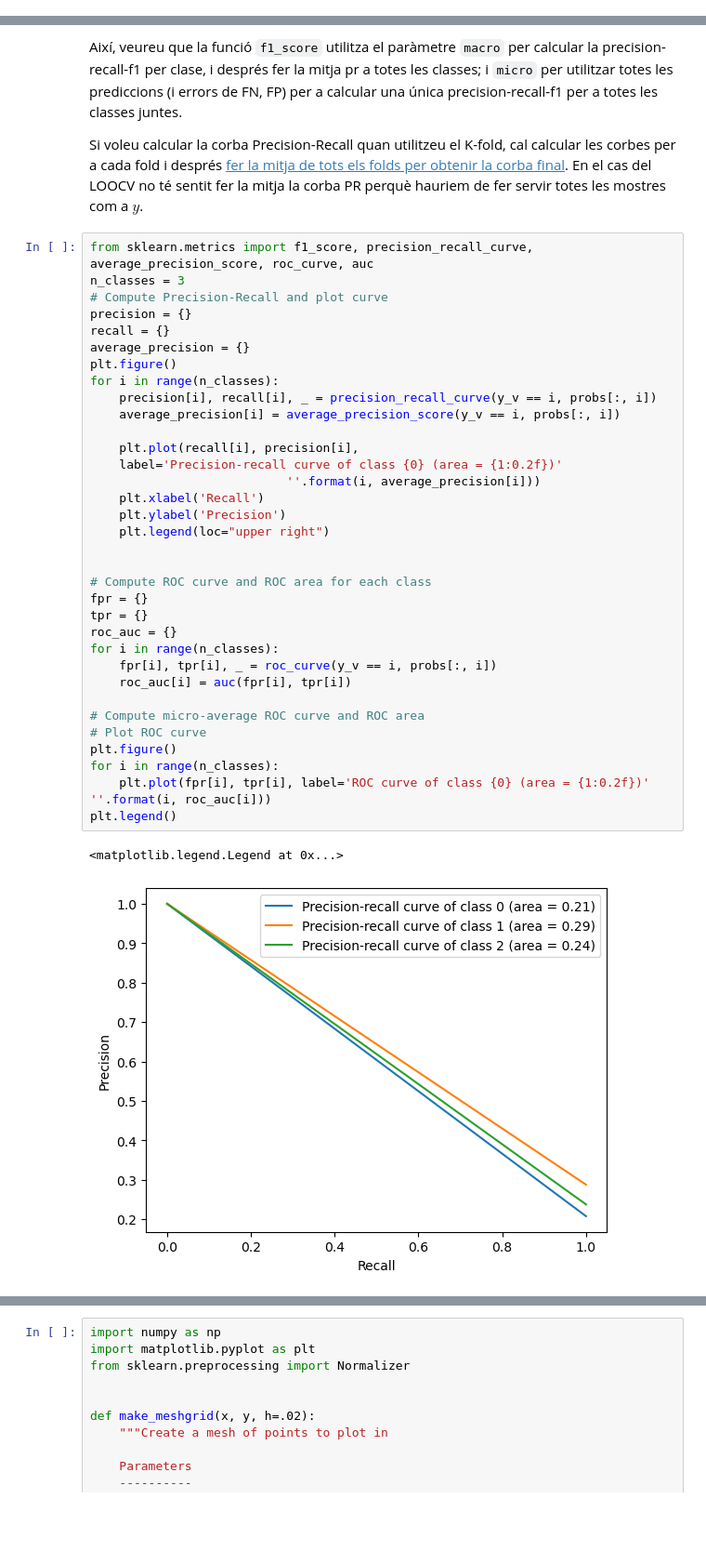
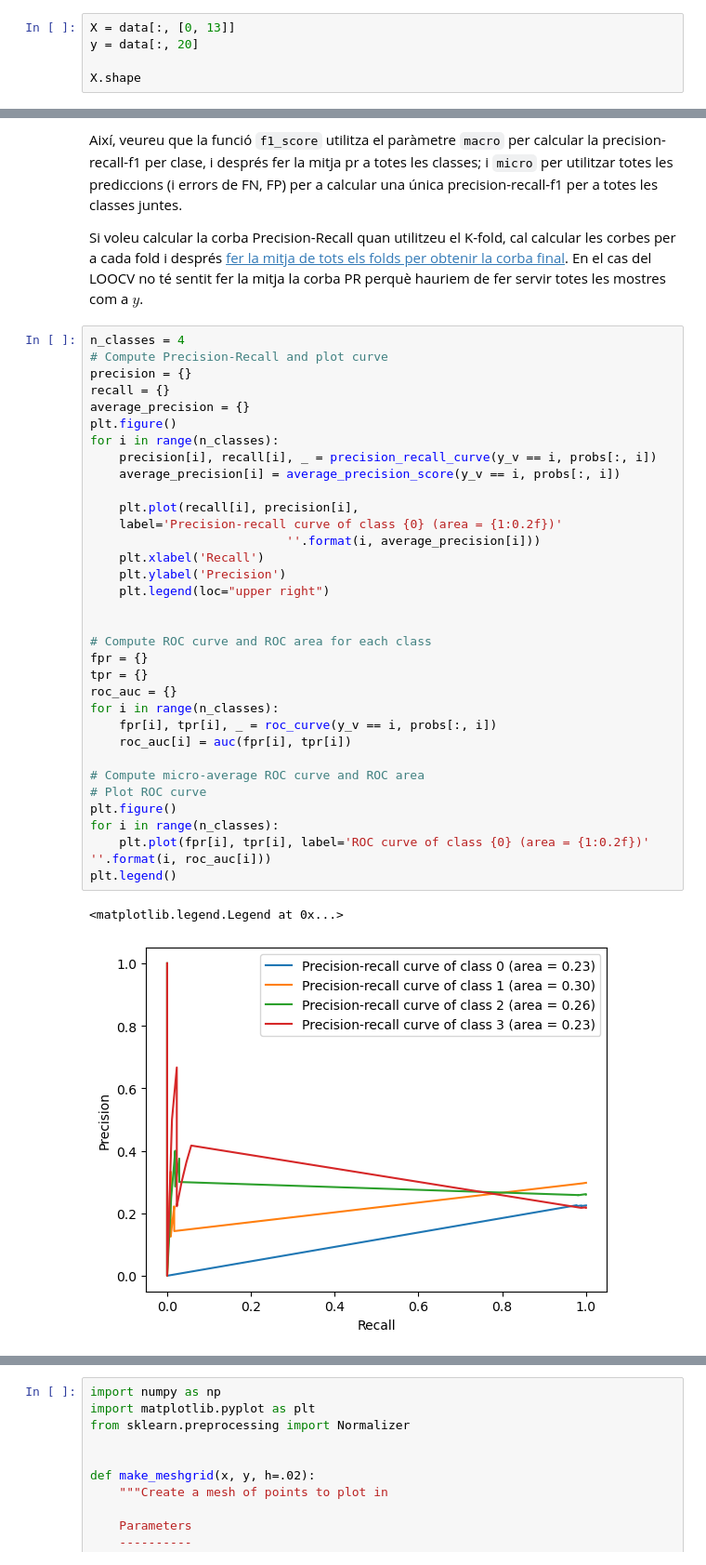
Before and after one commit to jonaprg/APC-Classificacio, a Jupyter notebook: Practica2-Classificacio2022GEI.ipynb, the cells around one changed output, grey strips where cells are left out. Shown at 93% size. Cells and saved outputs as stored; diff of their text form; blank space fills up the shorter version.

```diff
--- a/Practica2-Classificacio2022GEI.ipynb
+++ b/Practica2-Classificacio2022GEI.ipynb
@@ -34,0 +37,5 @@ X.shape
+# %%
+X = data[:, [0, 13]]
+y = data[:, 20]
+
+X.shape
@@ -106,39 +94,38 @@ Així, veureu que la funció `f1_score` utilitza el paràmetre `macro` per calcu
 
 Si voleu calcular la corba Precision-Recall quan utilitzeu el K-fold, cal calcular les corbes per a cada fold i després [fer la mitja de tots els folds per obtenir la corba final](https://scikit-learn.org/stable/auto_examples/model_selection/plot_roc_crossval.html#sphx-glr-auto-examples-model-selection-plot-roc-crossval-py). En el cas del LOOCV no té sentit fer la mitja la corba PR perquè hauriem de fer servir totes les mostres com a $y$.
 # %%
-from sklearn.metrics import f1_score, precision_recall_curve, average_precision_score, roc_curve, auc
-n_classes = 3
+n_classes = 4
 # Compute Precision-Recall and plot curve
 precision = {}
 recall = {}
 average_precision = {}
 plt.figure()
 for i in range(n_classes):
     precision[i], recall[i], _ = precision_recall_curve(y_v == i, probs[:, i])
     average_precision[i] = average_precision_score(y_v == i, probs[:, i])
 
     plt.plot(recall[i], precision[i],
     label='Precision-recall curve of class {0} (area = {1:0.2f})'
                            ''.format(i, average_precision[i]))
     plt.xlabel('Recall')
     plt.ylabel('Precision')
     plt.legend(loc="upper right")
 
 
 # Compute ROC curve and ROC area for each class
 fpr = {}
 tpr = {}
 roc_auc = {}
 for i in range(n_classes):
     fpr[i], tpr[i], _ = roc_curve(y_v == i, probs[:, i])
     roc_auc[i] = auc(fpr[i], tpr[i])
 
 # Compute micro-average ROC curve and ROC area
 # Plot ROC curve
 plt.figure()
 for i in range(n_classes):
     plt.plot(fpr[i], tpr[i], label='ROC curve of class {0} (area = {1:0.2f})' ''.format(i, roc_auc[i]))
 plt.legend()
 # %% [output]
 <matplotlib.legend.Legend at 0x...>
-[figure, old version]
+[figure, new version]
```
Also changed, not shown: parts of 30 cells of this notebook.
